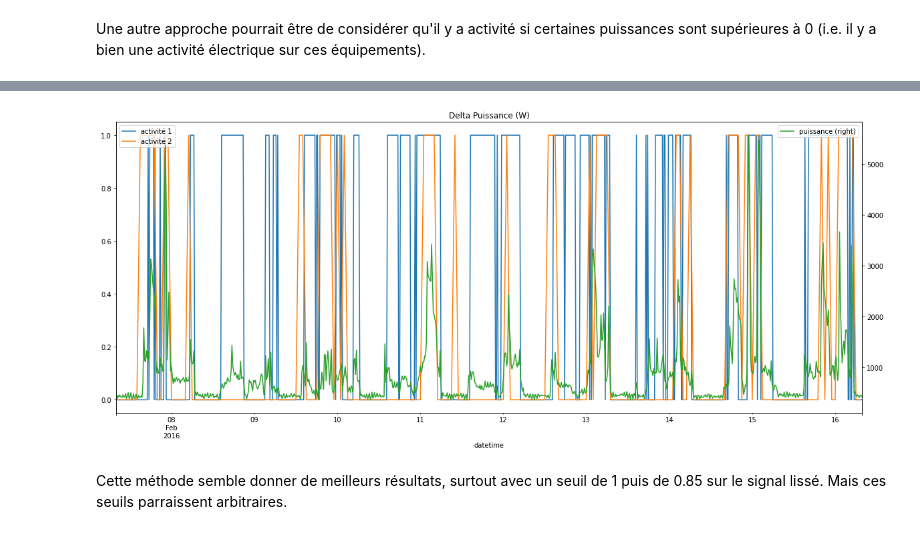
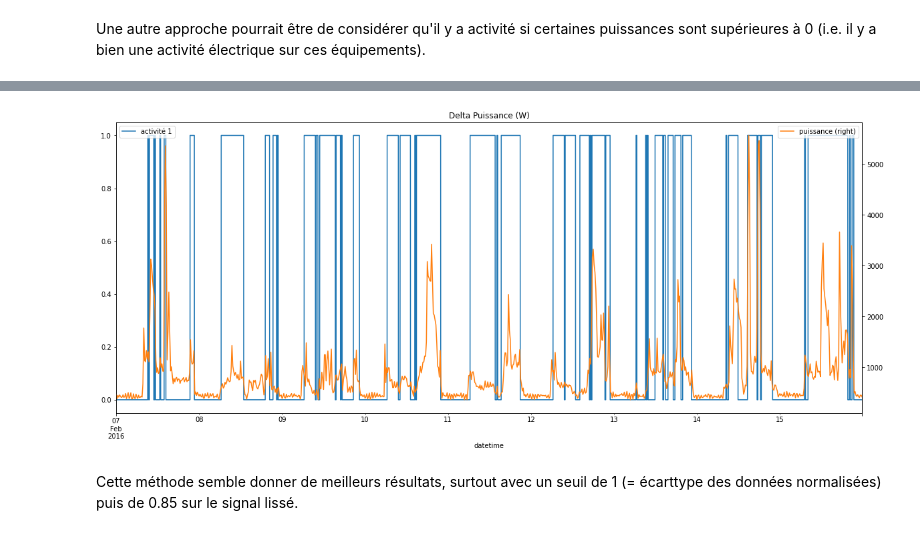
Before and after one commit to hugo-mi/Activity_Detection_From_Electrical_Consumption_Load_Curves, a Jupyter notebook: Exploratory Data Analysis/data_powers.ipynb, the cells around one changed output, grey strips where cells are left out. Drawn from its saved outputs; the diff is of its cells as text; code cells hidden in the pictures.

```diff
--- a/Exploratory Data Analysis/data_powers.ipynb
+++ b/Exploratory Data Analysis/data_powers.ipynb
@@ -63,8 +64,11 @@ h1_labels
 | 22 | Misc. Plugs | Misc. Plugs | sub23 | 1 |
 | 23 | Home Office | Home Office | sub24 | 1 |
 # %%
-house1_power_blk1 = pd.read_csv('data/house1_power_blk1.csv')
+house1_power_blk1 = pd.read_csv('data/house1_power_blk2.csv')
 house1_power_blk1['datetime'] = pd.to_datetime(house1_power_blk1['unix_ts'], unit='s')
+#house1_power_blk1['datetime'] = house1_power_blk1['datetime'].dt.tz_localize('UTC').dt.tz_convert('America/Vancouver')
+house1_power_blk1['datetime'] = house1_power_blk1['datetime'] - pd.Timedelta("8 hours")
+
 house1_power_blk1 = house1_power_blk1.set_index(house1_power_blk1['datetime'])
 house1_power_blk1 = house1_power_blk1.drop(columns=['unix_ts', 'datetime'])
 
@@ -135,18 +146,20 @@ Nous allons comparer les résultats obtenus avec cette méthode et les résultat
 # %%
 fig, ax = plt.subplots(1, 1, figsize=(20,8))
 
 labels_active = h1_labels.loc[h1_labels['activity'] > 0, 'group'].unique()
 house1_power_blk1_diff = house1_power_blk1[labels_active].sum(axis=1).diff().resample(rule='0.25H').mean().interpolate(method='linear')
 house1_power_blk1_resample = house1_power_blk1[labels_active].sum(axis=1).resample(rule='0.25H').mean().interpolate(method='linear')
 
 house1_power_blk1_norm = (house1_power_blk1[labels_active] - house1_power_blk1[labels_active].mean()) / house1_power_blk1[labels_active].std()
-tol = 1
+tol = 1 #house1_power_blk1_norm.std()
 
-((((house1_power_blk1_norm[labels_active].abs() > tol).any(axis=1)*1).resample(rule='0.25H').mean() > 0.85)*1).plot(label='activité 1', ax=ax);
-((((house1_power_blk1_diff.abs() > house1_power_blk1_diff.std())*1).resample(rule='1H').mean() > 0.01)*1).plot(label='activité 2', ax=ax);
+#((house1_power_blk1_norm[labels_active].abs() > tol).any(axis=1)*1).plot(label='activité 1', ax=ax);
+#((house1_power_blk1_norm[labels_active].abs() > tol).any(axis=1)*1).resample(rule='0.25H').mean().plot(label='activité 1', ax=ax);
+((((house1_power_blk1_norm[labels_active].abs() > tol).any(axis=1)*1).resample(rule='0.25H').mean() > 0.85)*1).resample(rule='S').interpolate(method='nearest').plot(label='activité 1', ax=ax);
+#((((house1_power_blk1_diff.abs() > house1_power_blk1_diff.std())*1).resample(rule='1H').mean() > 0.01)*1).plot(label='activité 2', ax=ax);
 axr = house1_power_blk1_resample.plot(title='Delta Puissance (W)',secondary_y=True, label='puissance', ax=ax);
 
 ax.legend(loc='upper left');
 axr.legend(loc='upper right');
 # %% [output]
-[figure, old version]
+[figure, new version]
@@ -153,2 +171,2 @@ axr.legend(loc='upper right');
 # %% [markdown]
-Cette méthode semble donner de meilleurs résultats, surtout avec un seuil de 1 puis de 0.85 sur le signal lissé. Mais ces seuils parraissent arbitraires.
+Cette méthode semble donner de meilleurs résultats, surtout avec un seuil de 1 (= écarttype des données normalisées) puis de 0.85 sur le signal lissé.
```
Also changed, not shown: parts of 11 cells of this notebook.
